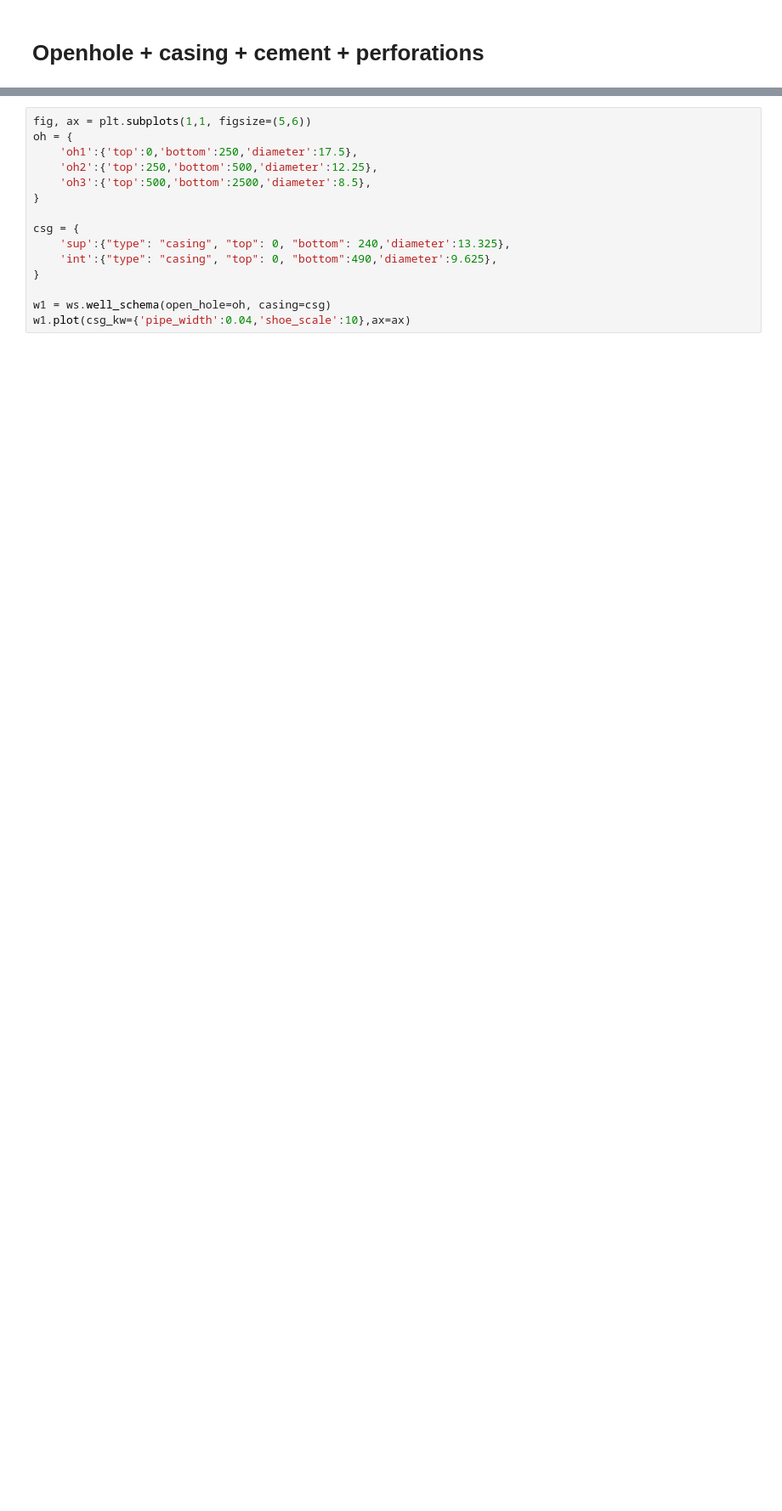
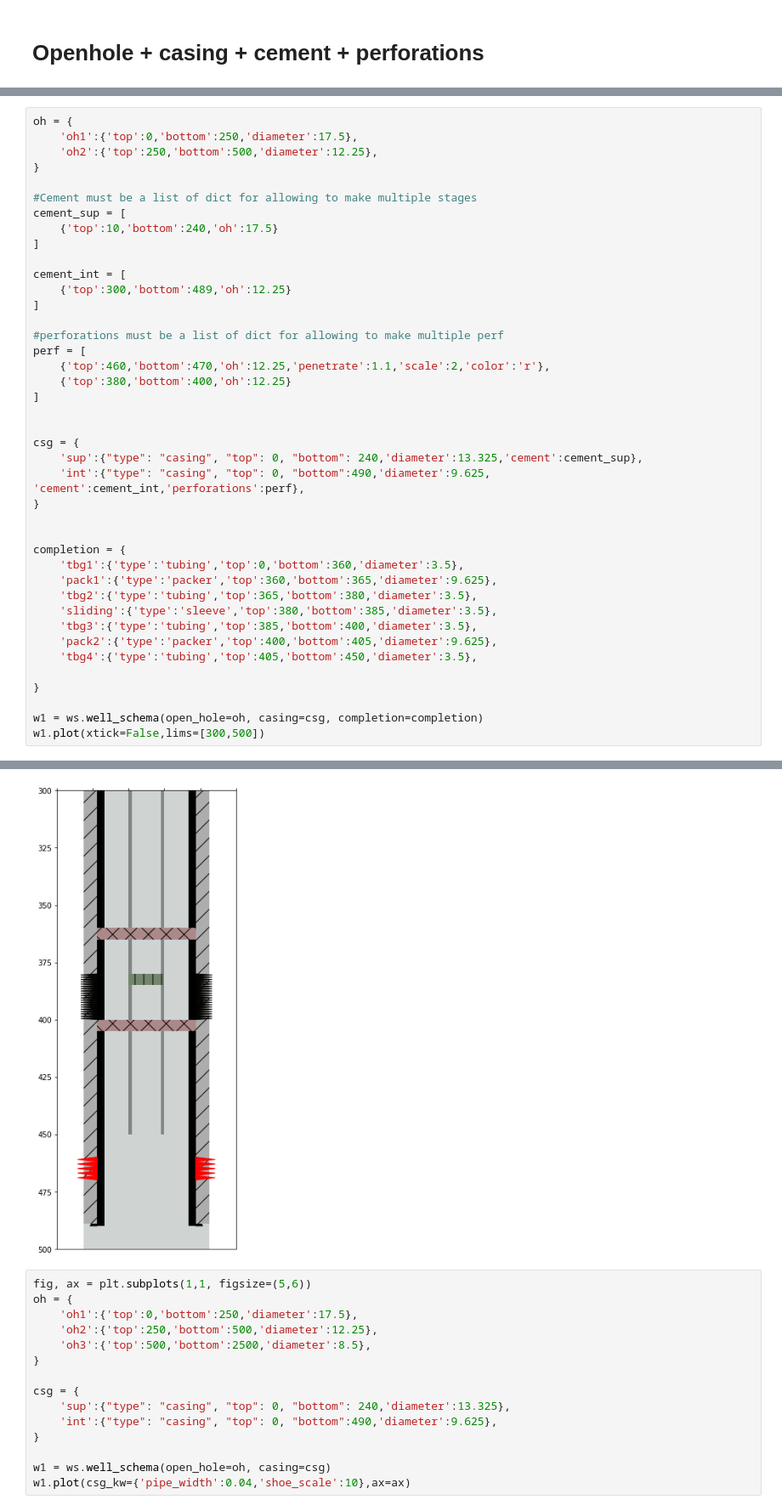
Before and after one commit to scuervo91/reservoirpy, a Jupyter notebook: examples/well_schematics/well_schematics.ipynb, the cells around one changed output, grey strips where cells are left out. Shown at 85% size. Cells and saved outputs as stored; diff of their text form; blank space fills up the shorter version.

Commit message:
add completion

```diff
--- a/examples/well_schematics/well_schematics.ipynb
+++ b/examples/well_schematics/well_schematics.ipynb
@@ -169,0 +149,42 @@ w1.plot(xtick=False)
+# %%
+oh = {
+    'oh1':{'top':0,'bottom':250,'diameter':17.5},
+    'oh2':{'top':250,'bottom':500,'diameter':12.25},
+}
+
+#Cement must be a list of dict for allowing to make multiple stages
+cement_sup = [
+    {'top':10,'bottom':240,'oh':17.5}
+]
+
+cement_int = [
+    {'top':300,'bottom':489,'oh':12.25}
+]
+
+#perforations must be a list of dict for allowing to make multiple perf
+perf = [
+    {'top':460,'bottom':470,'oh':12.25,'penetrate':1.1,'scale':2,'color':'r'},
+    {'top':380,'bottom':400,'oh':12.25}
+]
+
+
+csg = {
+    'sup':{"type": "casing", "top": 0, "bottom": 240,'diameter':13.325,'cement':cement_sup},
+    'int':{"type": "casing", "top": 0, "bottom":490,'diameter':9.625, 'cement':cement_int,'perforations':perf},
+}
+
+
+completion = {
+    'tbg1':{'type':'tubing','top':0,'bottom':360,'diameter':3.5},
+    'pack1':{'type':'packer','top':360,'bottom':365,'diameter':9.625},
+    'tbg2':{'type':'tubing','top':365,'bottom':380,'diameter':3.5},
+    'sliding':{'type':'sleeve','top':380,'bottom':385,'diameter':3.5},
+    'tbg3':{'type':'tubing','top':385,'bottom':400,'diameter':3.5},
+    'pack2':{'type':'packer','top':400,'bottom':405,'diameter':9.625},
+    'tbg4':{'type':'tubing','top':405,'bottom':450,'diameter':3.5},
+
+}
+
+w1 = ws.well_schema(open_hole=oh, casing=csg, completion=completion)
+w1.plot(xtick=False,lims=[300,500])
+# %% [output]
@@ -170,3 +208,4 @@ w1.plot(xtick=False)
+[figure, added]
 # %%
 fig, ax = plt.subplots(1,1, figsize=(5,6))
 oh = {
```
Also changed, not shown: parts of 3 cells of this notebook, 2 other files.
